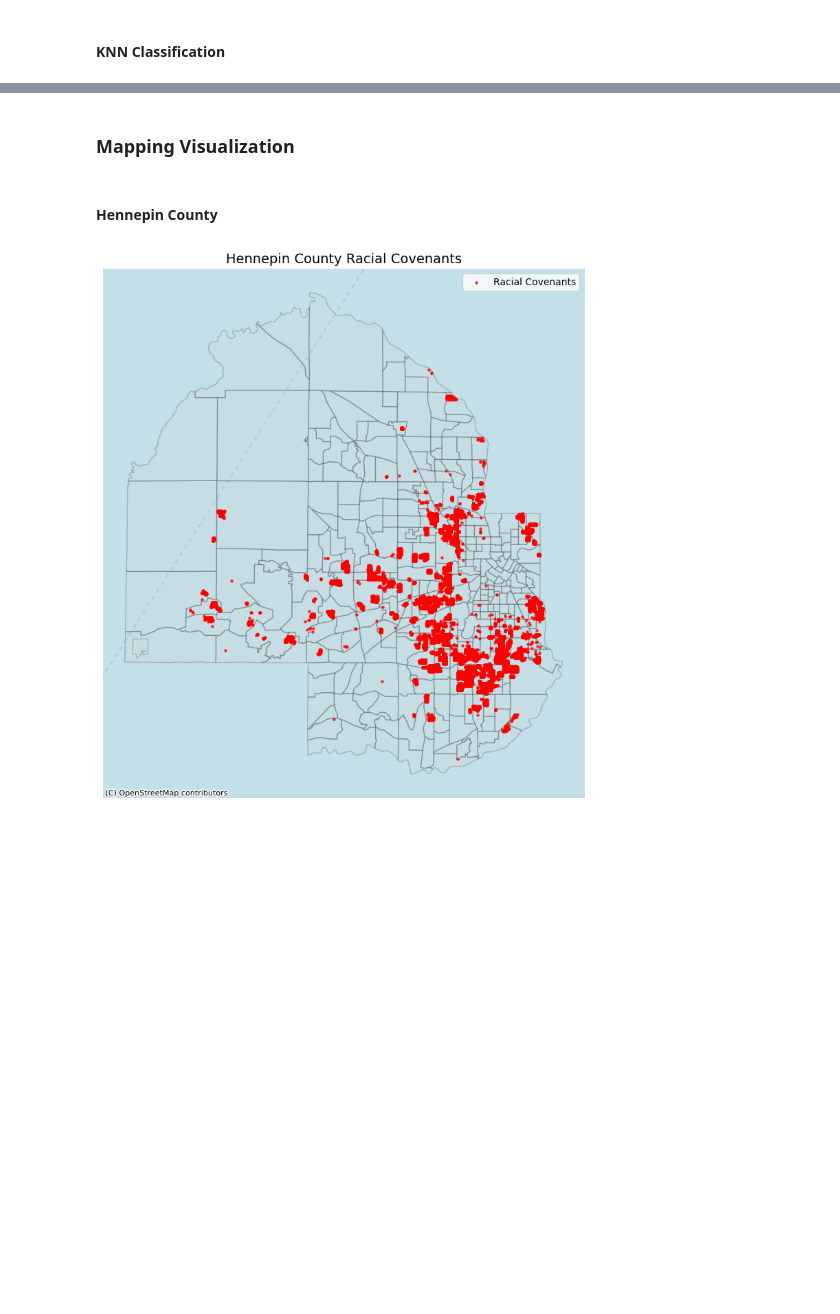
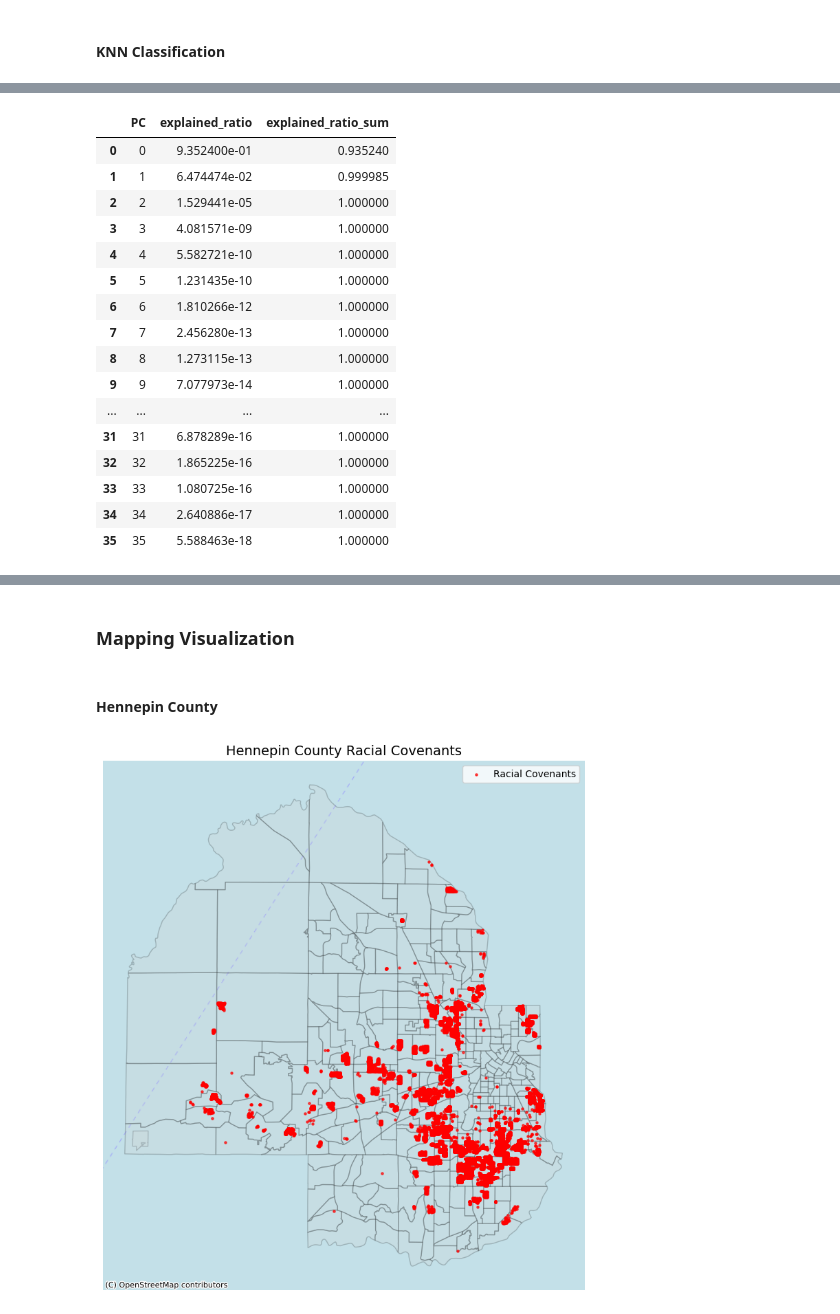
Before and after one commit to chance-roberts/DATA6550-Housing-Bias, a Jupyter notebook: Code/Roberts/CRoberts_Housing_Bias.ipynb, the cells around one changed output, grey strips where cells are left out. Cells and saved outputs as stored; diff of their text form; code cells hidden in the pictures; blank space fills up the shorter version.

```diff
--- a/Code/Roberts/CRoberts_Housing_Bias.ipynb
+++ b/Code/Roberts/CRoberts_Housing_Bias.ipynb
@@ -456,0 +263,20 @@ Confusion Matrix - Test Set
+# %%
+explained_ratio
+# %% [output]
+|  | PC | explained_ratio | explained_ratio_sum |
+| 0 | 0 | 9.352400e-01 | 0.935240 |
+| 1 | 1 | 6.474474e-02 | 0.999985 |
+| 2 | 2 | 1.529441e-05 | 1.000000 |
+| 3 | 3 | 4.081571e-09 | 1.000000 |
+| 4 | 4 | 5.582721e-10 | 1.000000 |
+| 5 | 5 | 1.231435e-10 | 1.000000 |
+| 6 | 6 | 1.810266e-12 | 1.000000 |
+| 7 | 7 | 2.456280e-13 | 1.000000 |
+| 8 | 8 | 1.273115e-13 | 1.000000 |
+| 9 | 9 | 7.077973e-14 | 1.000000 |
+| ... | ... | ... | ... |
+| 31 | 31 | 6.878289e-16 | 1.000000 |
+| 32 | 32 | 1.865225e-16 | 1.000000 |
+| 33 | 33 | 1.080725e-16 | 1.000000 |
+| 34 | 34 | 2.640886e-17 | 1.000000 |
+| 35 | 35 | 5.588463e-18 | 1.000000 |
```
Also changed, not shown: parts of 91 cells of this notebook, 3 other files.
